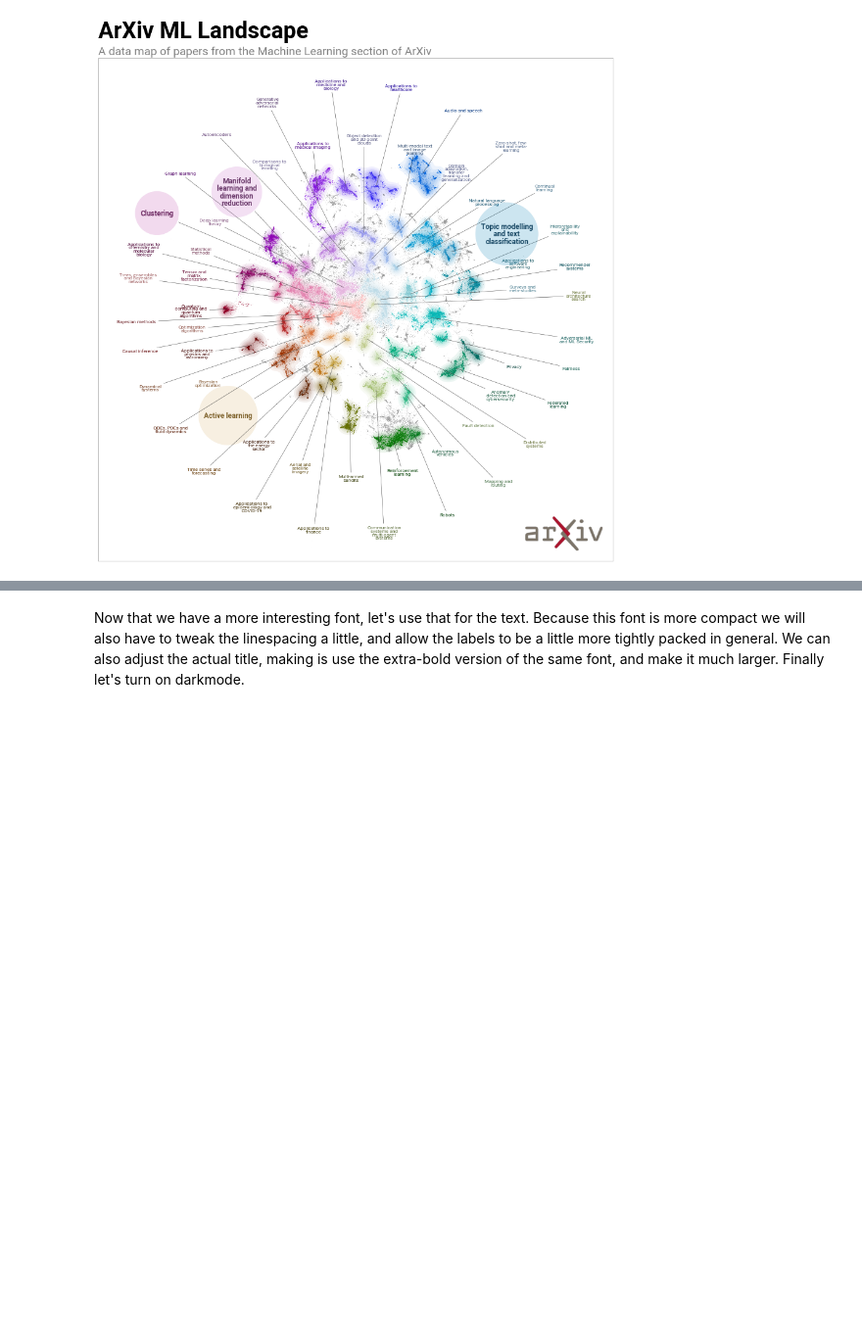
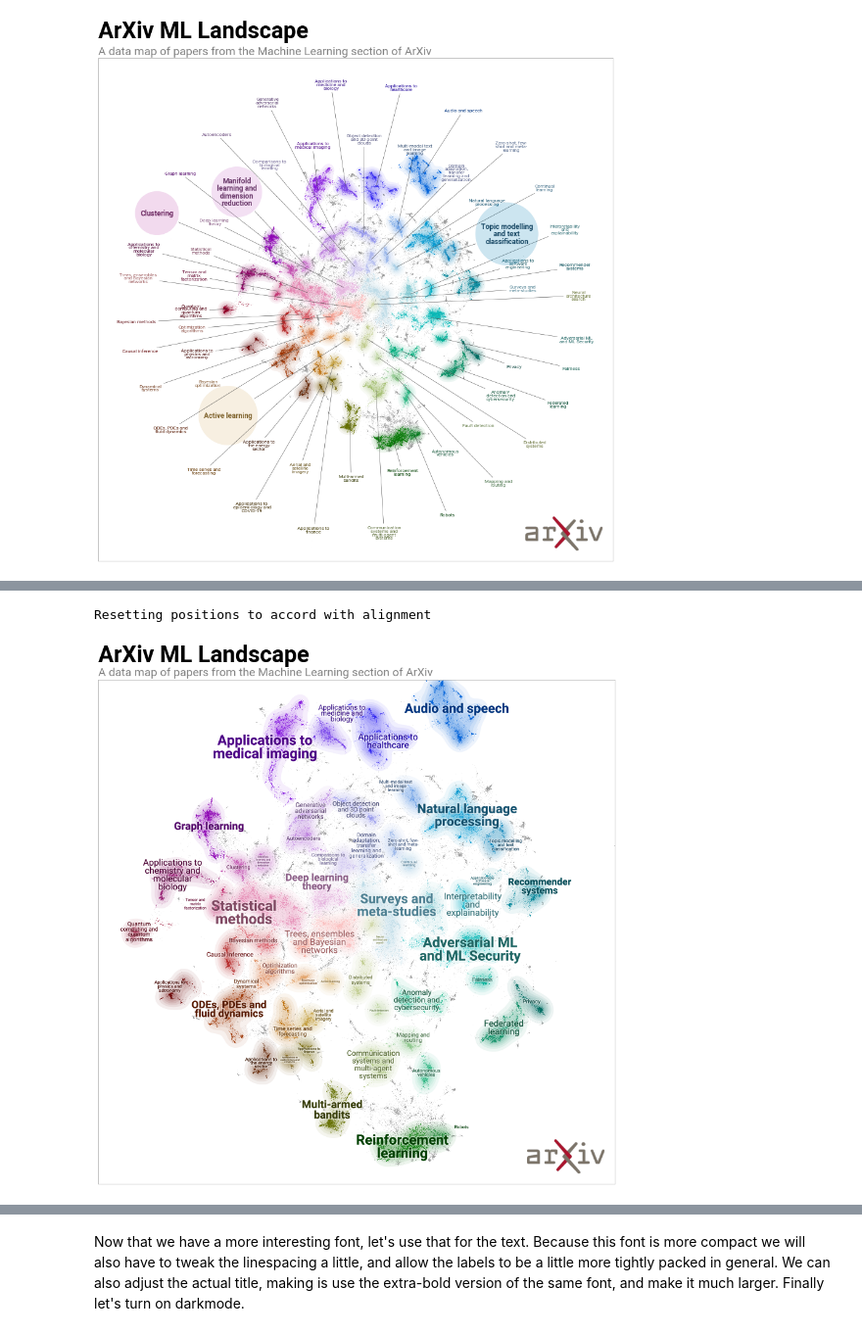
Before and after one commit to TutteInstitute/datamapplot, a Jupyter notebook: doc/demo.ipynb, the cells around one changed output, grey strips where cells are left out. Shown at 98% size. Saved outputs shown, nothing was run; the diff lists cells and outputs as text; code cells hidden in the pictures; blank space fills up the shorter version.

```diff
--- a/doc/demo.ipynb
+++ b/doc/demo.ipynb
@@ -76,0 +77,13 @@ That is still very much in line with the basic aesthetic that we started with. W
+# %%
+fig, ax = datamapplot.create_plot(
+    arxivml_data_map,
+    more_arxivml_labels,
+    title="ArXiv ML Landscape",
+    sub_title="A data map of papers from the Machine Learning section of ArXiv",
+    label_over_points=True,
+    dynamic_label_size=True,
+    logo=arxiv_logo,
+)
+# %% [output]
+Resetting positions to accord with alignment
+[figure, added]
```
Also changed, not shown: parts of 5 cells of this notebook, 1 other file.
